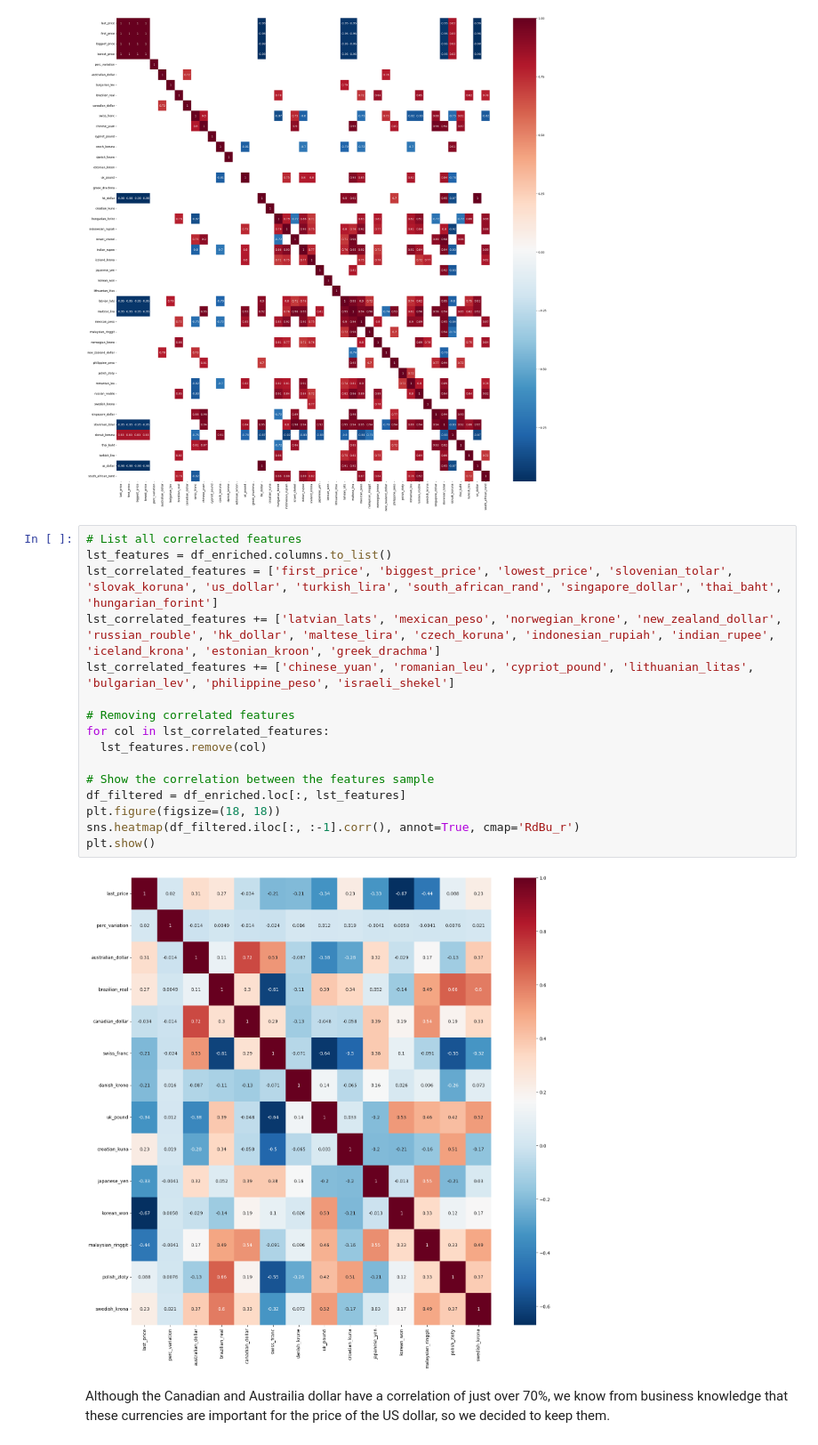
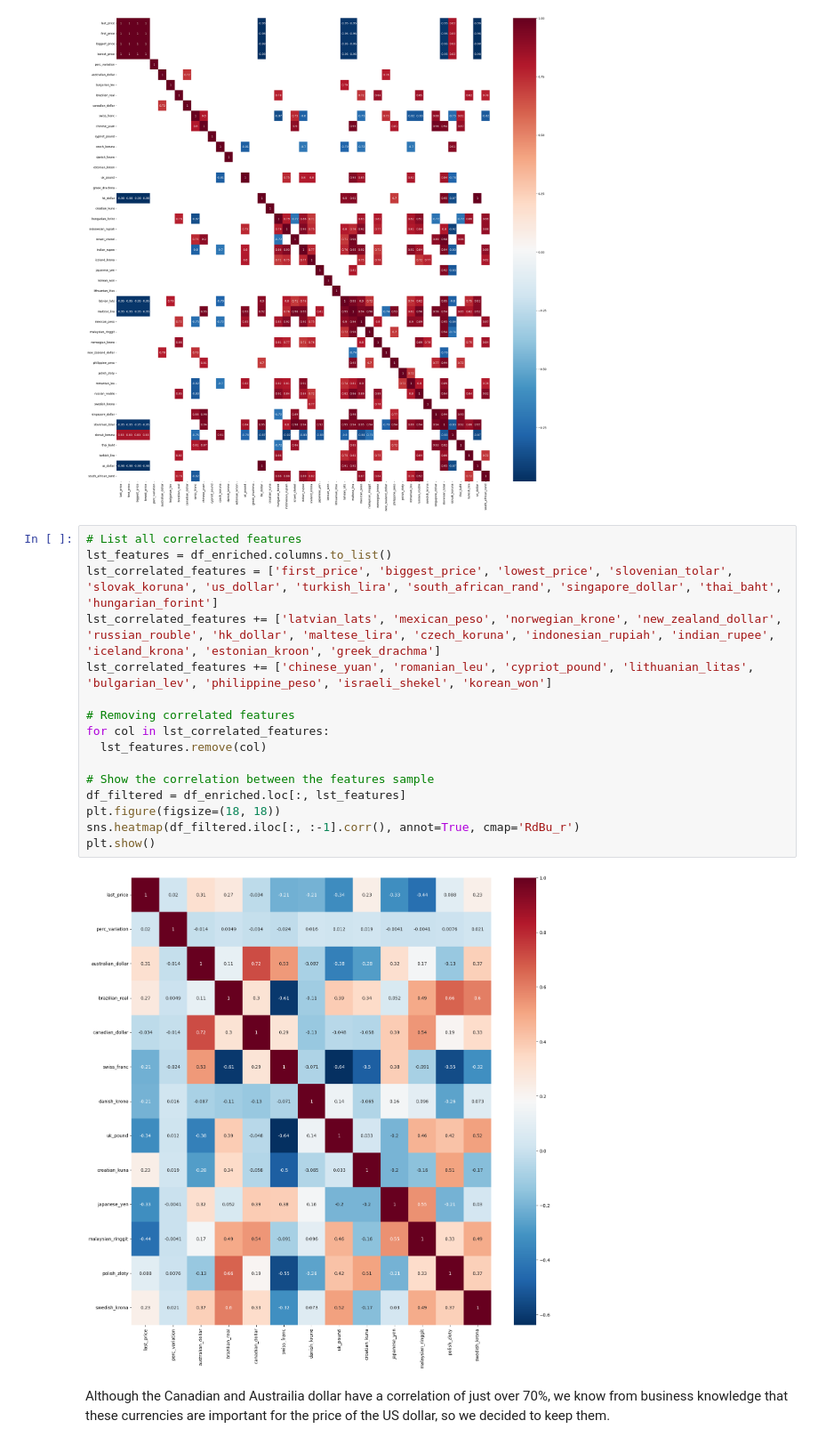
Before and after one commit to martinsphl/MAI5035, a Jupyter notebook: TAREFA_1_2.ipynb, the cells around one changed output. Shown at 89% size. Cells and saved outputs as stored; diff of their text form.

```diff
--- a/TAREFA_1_2.ipynb
+++ b/TAREFA_1_2.ipynb
@@ -139,21 +139,21 @@ plt.show()
 # %%
 # List all correlacted features
 lst_features = df_enriched.columns.to_list()
 lst_correlated_features = ['first_price', 'biggest_price', 'lowest_price', 'slovenian_tolar', 'slovak_koruna', 'us_dollar', 'turkish_lira', 'south_african_rand', 'singapore_dollar', 'thai_baht', 'hungarian_forint']
 lst_correlated_features += ['latvian_lats', 'mexican_peso', 'norwegian_krone', 'new_zealand_dollar', 'russian_rouble', 'hk_dollar', 'maltese_lira', 'czech_koruna', 'indonesian_rupiah', 'indian_rupee', 'iceland_krona', 'estonian_kroon', 'greek_drachma']
-lst_correlated_features += ['chinese_yuan', 'romanian_leu', 'cypriot_pound', 'lithuanian_litas', 'bulgarian_lev', 'philippine_peso', 'israeli_shekel']
+lst_correlated_features += ['chinese_yuan', 'romanian_leu', 'cypriot_pound', 'lithuanian_litas', 'bulgarian_lev', 'philippine_peso', 'israeli_shekel', 'korean_won']
 
 # Removing correlated features
 for col in lst_correlated_features:
   lst_features.remove(col)
 
 # Show the correlation between the features sample
 df_filtered = df_enriched.loc[:, lst_features]
 plt.figure(figsize=(18, 18))
 sns.heatmap(df_filtered.iloc[:, :-1].corr(), annot=True, cmap='RdBu_r')
 plt.show()
 # %% [output]
-[figure, old version]
+[figure, new version]
 # %% [markdown]
 Although the Canadian and Austrailia dollar have a correlation of just over 70%, we know from business knowledge that these currencies are important for the price of the US dollar, so we decided to keep them.
 # %%
```
Also changed, not shown: parts of 32 cells of this notebook.
